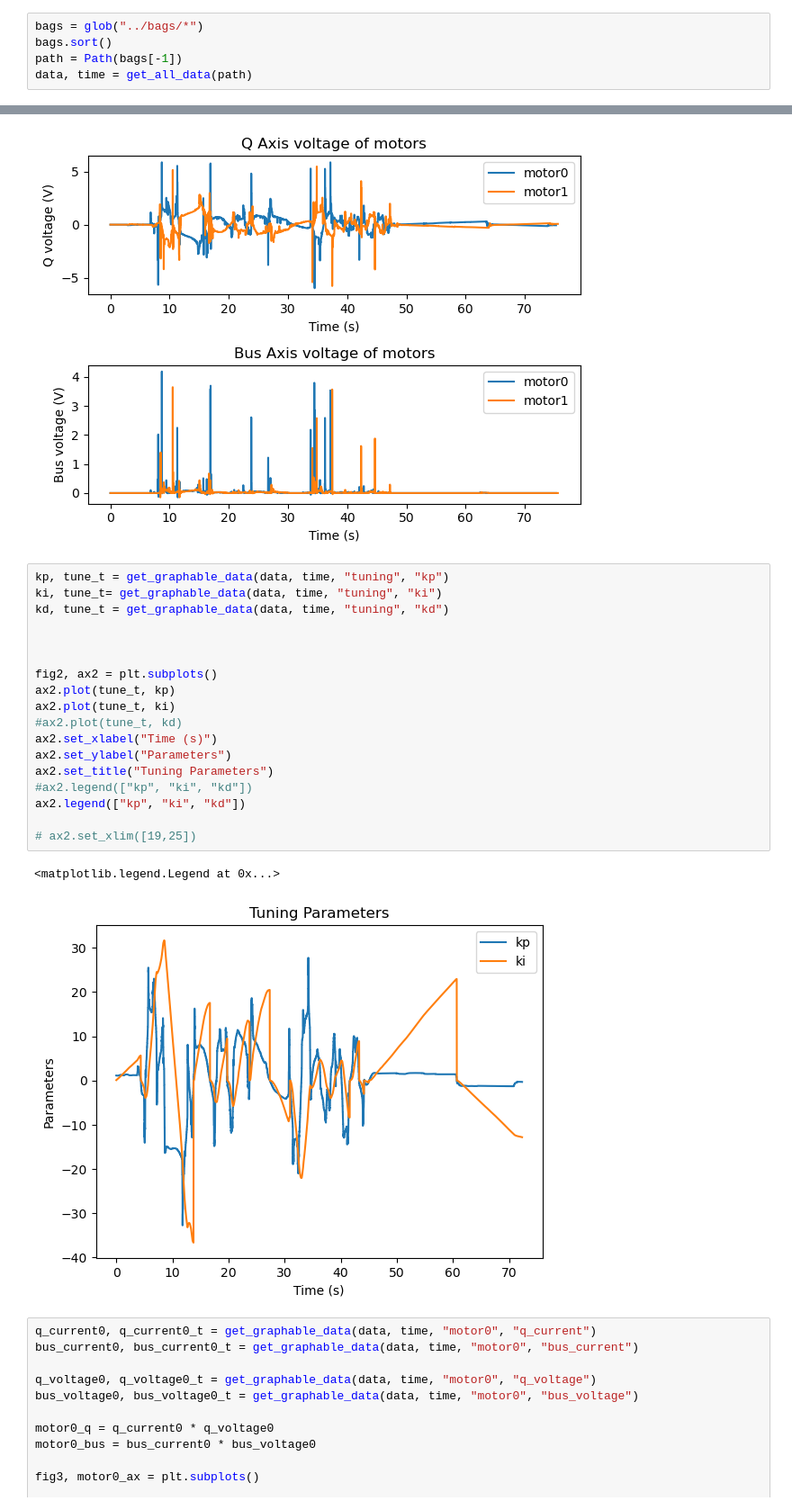
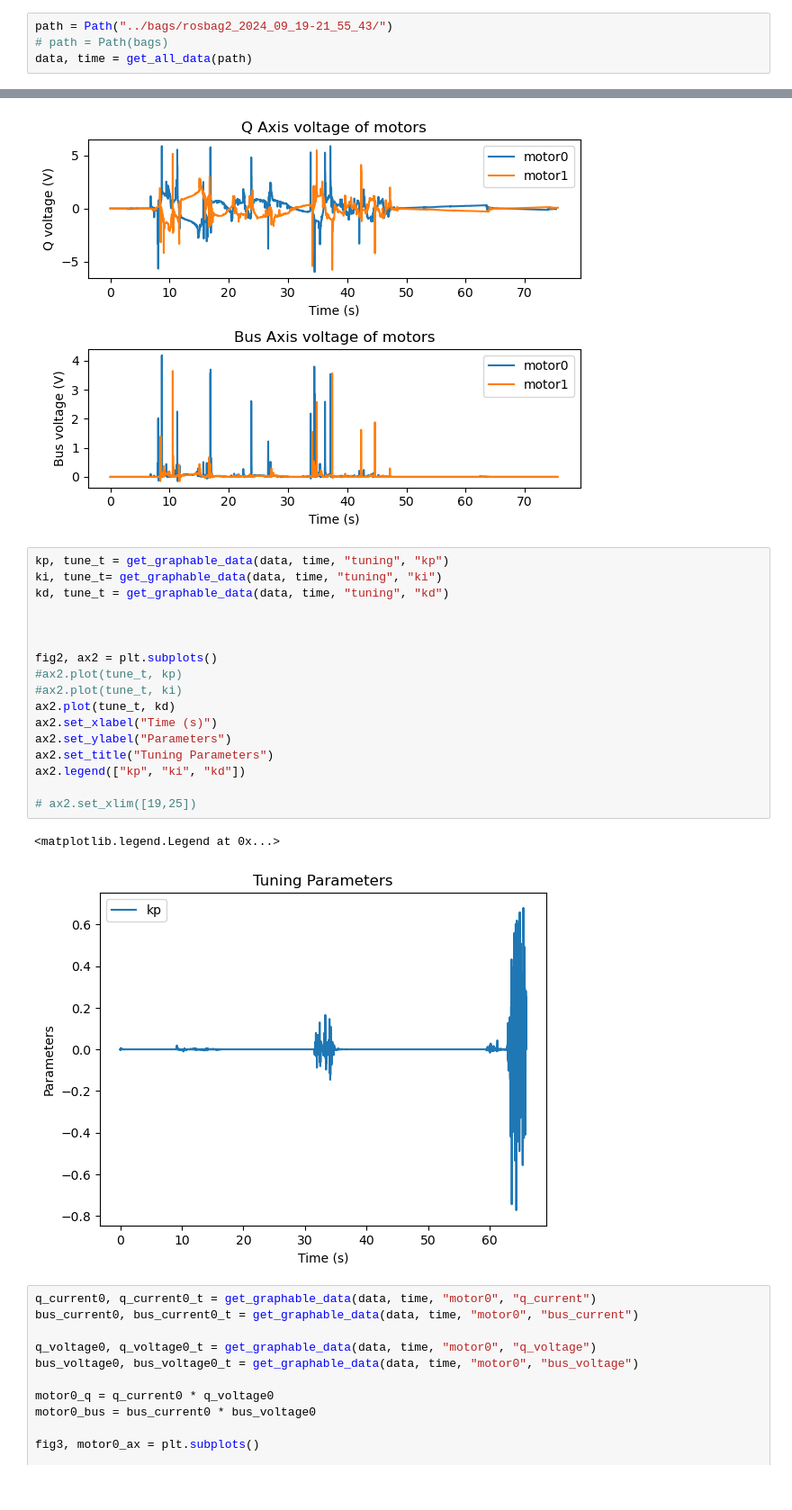
Before and after one commit to Umich-NASA-Big-Idea-Challenge/cargo_beep, a Jupyter notebook: cargo_beep/graph_bags.ipynb, the cells around one changed output, grey strips where cells are left out. Shown: that part at 90% size. Drawn from its saved outputs; the diff is of its cells as text.

```diff
--- a/cargo_beep/graph_bags.ipynb
+++ b/cargo_beep/graph_bags.ipynb
@@ -65,9 +65,8 @@ def synch_timestamps (timestamps):
     times = list(map(lambda x: (x - earliest) / 1e9, timestamps))
     return times
 # %%
-bags = glob("../bags/*")
-bags.sort()
-path = Path(bags[-1])
+path = Path("../bags/rosbag2_2024_09_19-21_55_43/")
+# path = Path(bags)
 data, time = get_all_data(path)
 # %% [output]
 /dev0/duty std_msgs/msg/Float32
@@ -166,24 +165,23 @@ fig2.tight_layout()
 # %%
 kp, tune_t = get_graphable_data(data, time, "tuning", "kp")
 ki, tune_t= get_graphable_data(data, time, "tuning", "ki")
 kd, tune_t = get_graphable_data(data, time, "tuning", "kd")
 
 
 
 fig2, ax2 = plt.subplots()
-ax2.plot(tune_t, kp)
-ax2.plot(tune_t, ki)
-#ax2.plot(tune_t, kd)
+#ax2.plot(tune_t, kp)
+#ax2.plot(tune_t, ki)
+ax2.plot(tune_t, kd)
 ax2.set_xlabel("Time (s)")
 ax2.set_ylabel("Parameters")
 ax2.set_title("Tuning Parameters")
-#ax2.legend(["kp", "ki", "kd"])
 ax2.legend(["kp", "ki", "kd"])
 
 # ax2.set_xlim([19,25])
 # %% [output]
 <matplotlib.legend.Legend at 0x...>
-[figure, old version]
+[figure, new version]
 # %%
 q_current0, q_current0_t = get_graphable_data(data, time, "motor0", "q_current")
 bus_current0, bus_current0_t = get_graphable_data(data, time, "motor0", "bus_current")
```
Also changed, not shown: parts of 4 cells of this notebook, 1 other file.
